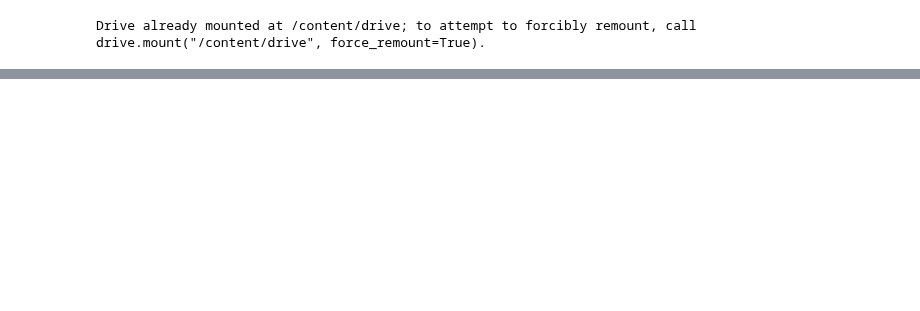
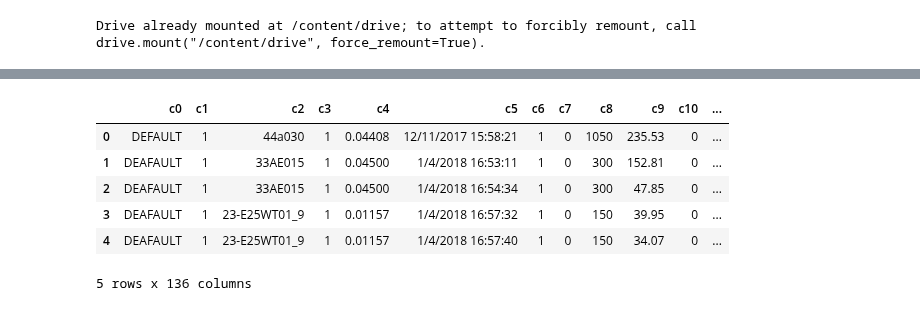
Before and after one commit to duybluemind1988/Data-science, a Jupyter notebook: Sonion/Compare_all_bigdata_method.ipynb, the cells around one changed output, grey strips where cells are left out. Cells and saved outputs as stored; diff of their text form; code cells hidden in the pictures; blank space fills up the shorter version.

```diff
--- a/Sonion/Compare_all_bigdata_method.ipynb
+++ b/Sonion/Compare_all_bigdata_method.ipynb
@@ -1289,0 +1305,10 @@ path='/content/drive/My Drive/V04R-V04R-SQLData.dat' #2.9 gb
+# %%
+df.head()
+# %% [output]
+|  | c0 | c1 | c2 | c3 | c4 | c5 | c6 | c7 | c8 | c9 | c10 | ... |
+| 0 | DEFAULT | 1 | 44a030 | 1 | 0.04408 | 12/11/2017 15:58:21 | 1 | 0 | 1050 | 235.53 | 0 | ... |
+| 1 | DEAFAULT | 1 | 33AE015 | 1 | 0.04500 | 1/4/2018 16:53:11 | 1 | 0 | 300 | 152.81 | 0 | ... |
+| 2 | DEAFAULT | 1 | 33AE015 | 1 | 0.04500 | 1/4/2018 16:54:34 | 1 | 0 | 300 | 47.85 | 0 | ... |
+| 3 | DEAFAULT | 1 | 23-E25WT01_9 | 1 | 0.01157 | 1/4/2018 16:57:32 | 1 | 0 | 150 | 39.95 | 0 | ... |
+| 4 | DEAFAULT | 1 | 23-E25WT01_9 | 1 | 0.01157 | 1/4/2018 16:57:40 | 1 | 0 | 150 | 34.07 | 0 | ... |
+5 rows x 136 columns
```
Also changed, not shown: parts of 14 cells of this notebook.
